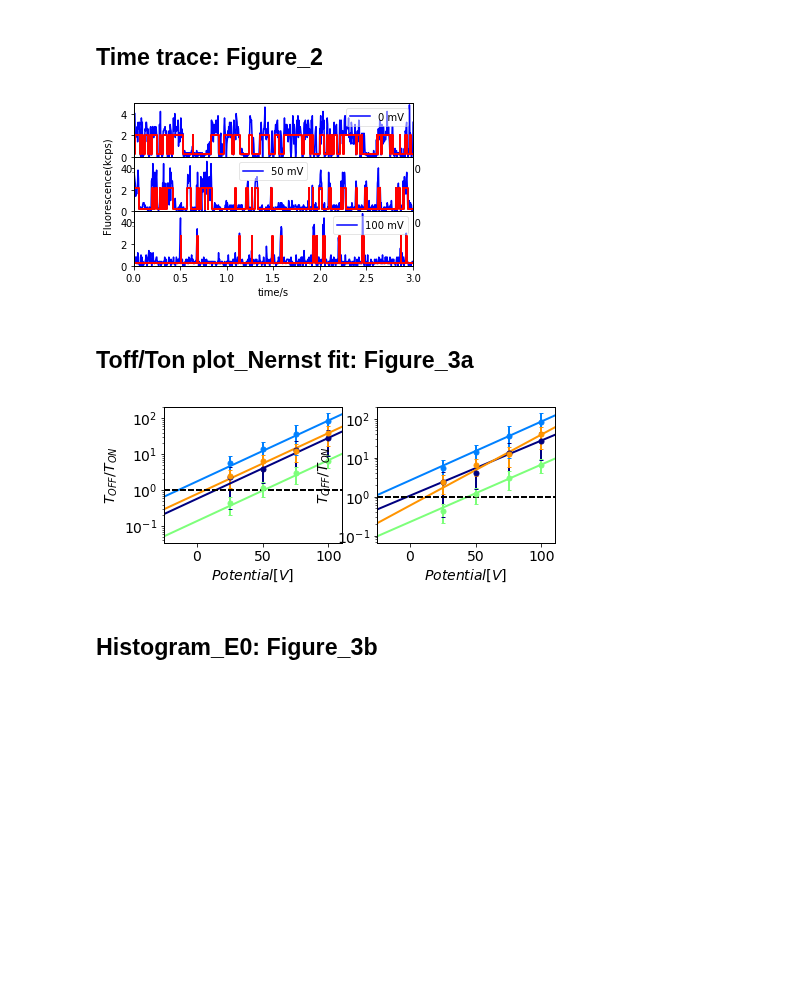
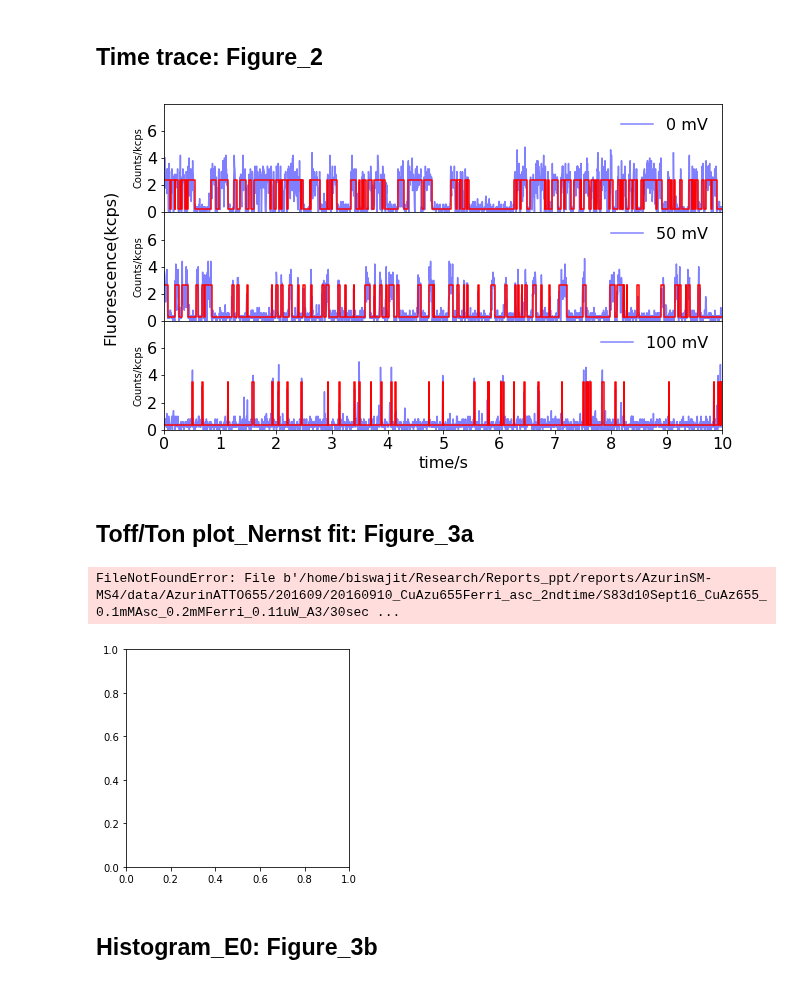
Before and after one commit to biswajitSM/Azurin_SM_repo, a Jupyter notebook: Manuscript/Figure_AT655/Manuscript_figures.ipynb, the cells around one changed output. Saved outputs shown, nothing was run; the diff lists cells and outputs as text; code cells hidden in the pictures; blank space fills up the shorter version.

```diff
--- a/Manuscript/Figure_AT655/Manuscript_figures.ipynb
+++ b/Manuscript/Figure_AT655/Manuscript_figures.ipynb
@@ -27,0 +15,4 @@ os.chdir(r'/home/biswajit/Research/Reports_ppt/reports/AzurinSM-MS4/Azurin_SM_re
+# %%
+#list of folders and their directories CuAZUATTO655
+Analysis_dir = '/home/biswajit/Research/Reports_ppt/reports/AzurinSM-MS4/Azurin_SM_repo/Analysis'
+data_dir = '/home/biswajit/Research/Reports_ppt/reports/AzurinSM-MS4/data'#GIVE the PATH of this FOLDER.
@@ -27,0 +62,9 @@ os.chdir(r'/home/biswajit/Research/Reports_ppt/reports/AzurinSM-MS4/Azurin_SM_re
+# %%
+# Checking or creating temp_dir
+temp_dir = 'temp'
+temp_dir = os.path.join(parentdir, temp_dir)
+if os.path.isdir(temp_dir):
+    print('temp_dir exists')
+else:
+    os.makedirs(temp_dir)
+    print('temp_dir created')
@@ -81,10 +88,11 @@ def time_trace_plot(foldername= foldername, input_potential=[0, 25, 50, 100],
 # %%
-folder=r'/home/biswajit/Research/Reports_ppt/reports/AzurinSM-MS4/data/201609/20160910_CuAzu655Ferri_asc_2ndtime/S83d10Sept16_CuAz655_0.1mMAsc_0.2mMFerri_0.11uW_A3/30sec_trace'
-fig = time_trace_plot(foldername= folder, input_potential=[0, 50, 100], pointnumbers=[1], x_lim_min=0, y_lim_min=0,
-                      x_lim_max=3, y_lim_max=5, bin=5, show_changepoint=True, figsize=(5, 3))
-plt.savefig('/home/biswajit/Downloads/timetrace.svg', format='svg', dpi=300, transparent=True)
+fig = timetraceplot_potentials(foldername=S83d10Sept16_A3_30sec_trace, input_potential=[0, 50, 100],
+                             pointnumbers=[1], x_lim_min=0, x_lim_max=10,
+                             y_lim_min=0, y_lim_max=8, bintime=5e-3,
+                             show_changepoint=True, figsize=(10, 6))
+plt.savefig(os.path.join(temp_dir, 'timetrace_vs_V_az655.svg'), format='svg', dpi=300, transparent=True)
 # %% [output]
-[figure, old version]
+[figure, new version]
 # %% [markdown]
 ## Toff/Ton plot_Nernst fit: Figure_3a
 # %%
@@ -174,12 +178,19 @@ def Mid_potentials_slopem(folderpath=foldername, pointnumbers=range(20), plottin
     return(E0_list, E0_m_list)
 # %%
-folder=r'/home/biswajit/Research/Reports_ppt/reports/AzurinSM-MS4/data/201609/\
-20160910_CuAzu655Ferri_asc_2ndtime/S83d10Sept16_CuAz655_0.1mMAsc_0.2mMFerri_0.11uW_A3/30sec_trace'
-E0_list, E0_m_list = Mid_potentials_slopem(folderpath=folder, pointnumbers=[3, 10, 14, 16],
-                                           plotting=True, min_pot=25, min_pot_num=1)
-savefig('/home/biswajit/Downloads/Nernstplot.svg', dpi=300, transparent=True)
+plt.close('all')
+fig = plt.figure(figsize=(4, 4))
+nrows=1;ncols=1;
+ax00 = plt.subplot2grid((nrows, ncols),(0,0))
+
+E0_list, E0_m_list = Mid_potentials_pointwise(ax=ax00, folderpath=S83d10Sept16_A3_30sec_trace,
+                                                 pointnumbers=[3, 10, 14, 16],
+                                                 process='cp', plotting=True,
+                                                 min_pot=0, max_pot=200, min_pot_num=1, color='b')
+
+plt.savefig('/home/biswajit/Downloads/Nernstplot.svg', dpi=300, transparent=True)
 # %% [output]
+FileNotFoundError: File b'/home/biswajit/Research/Reports_ppt/reports/AzurinSM-MS4/data/AzurinATTO655/201609/20160910_CuAzu655Ferri_asc_2ndtime/S83d10Sept16_CuAz655_0.1mMAsc_0.2mMFerri_0.11uW_A3/30sec ...
-[figure, old version]
+[figure, new version]
 # %% [markdown]
 ## Histogram_E0: Figure_3b
 # %%
```
Also changed, not shown: parts of 9 cells of this notebook, 24 other files.
